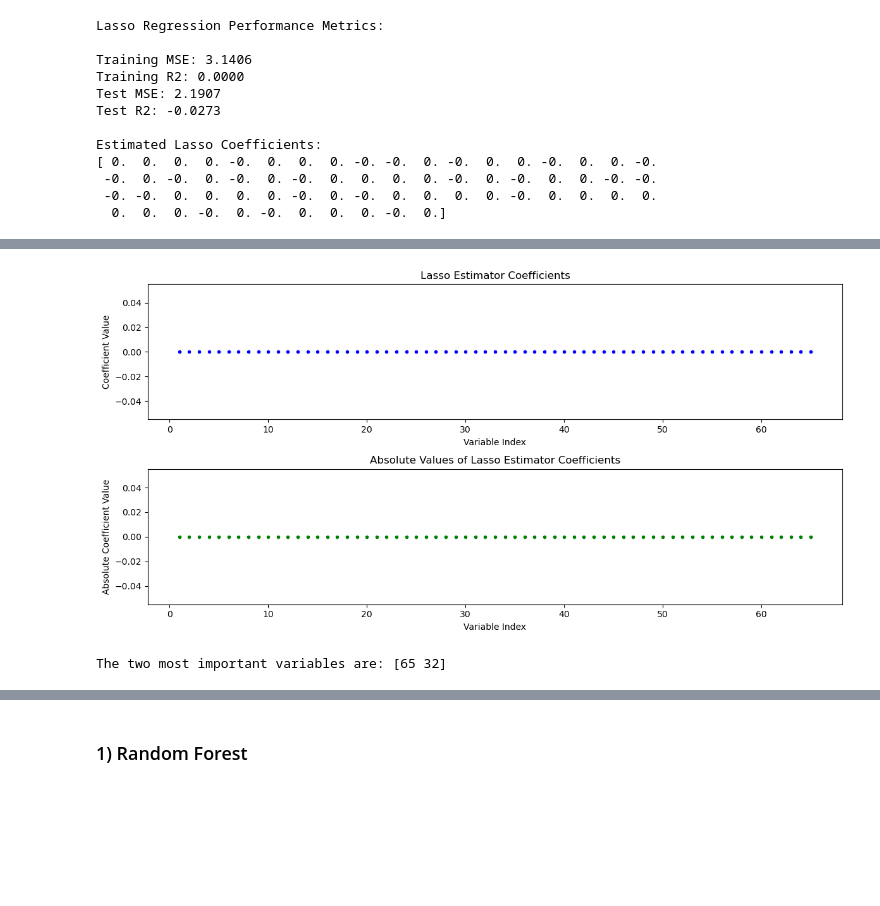
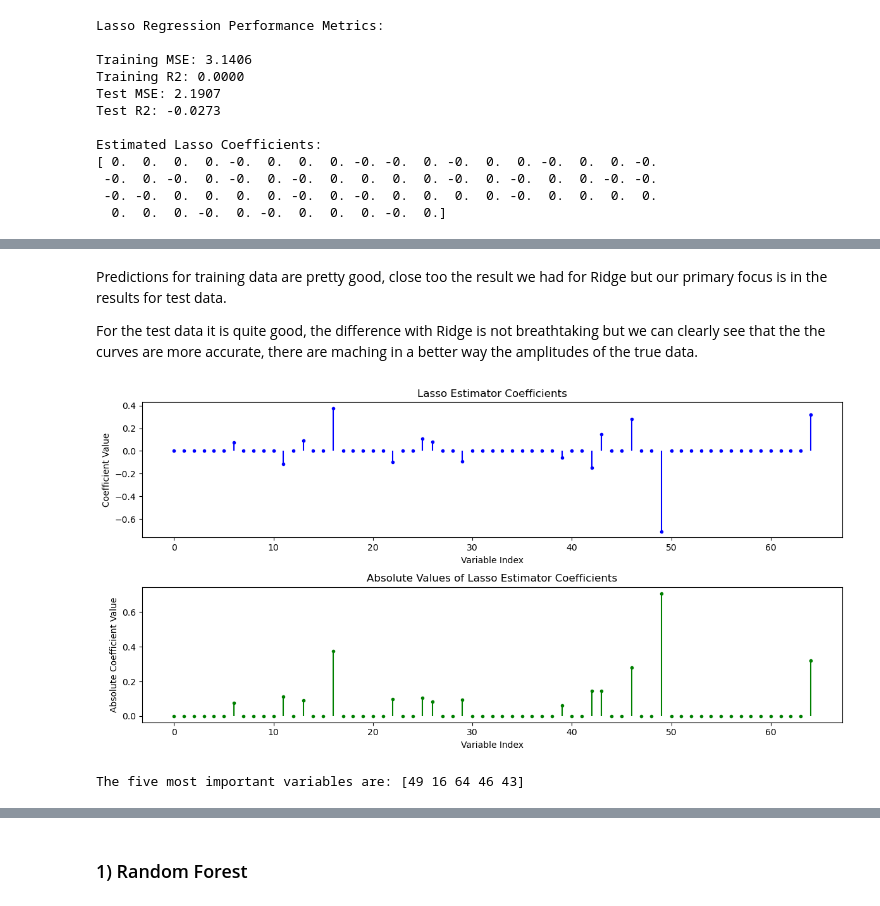
Before and after one commit to Nicolassaint/X-Intro_ML, a Jupyter notebook: code_report2.ipynb, the cells around one changed output, grey strips where cells are left out. Cells and saved outputs as stored; diff of their text form; code cells hidden in the pictures; blank space fills up the shorter version.

```diff
--- a/code_report2.ipynb
+++ b/code_report2.ipynb
@@ -150,7 +203,7 @@ Test R2: -0.4282
 model = LinearRegression()
 
 # Fit the model to the training data
-model.fit(X_tilde, Y_train)
+model.fit(X_train, Y_train)
 
 # Get the estimated coefficients and intercept from the model
 sklearn_coefs = model.coef_
@@ -275,24 +333,29 @@ best_lambda_index = np.argmin(mse_test_values)
 # Get the λ value corresponding to the minimum test MSE
 best_lambda = lambda_values[best_lambda_index]
 # %%
-
 # Plot the evolution of MSE on training and testing data as a function of λ
 plt.figure(figsize=(12, 6))
+
+# First subplot for MSE
 plt.subplot(1, 2, 1)
-plt.semilogx(lambda_values, mse_train_values, label='Training MSE', marker='o')
-plt.semilogx(lambda_values, mse_test_values, label='Testing MSE', marker='o')
+plt.semilogx(lambda_values, mse_train_values, label='Training MSE')
+plt.semilogx(lambda_values, mse_test_values, label='Testing MSE')
+plt.scatter(best_lambda, mse_test_values[best_lambda_index], color='green', label=f'Min Test MSE (λ={best_lambda:.4f})')
 plt.xlabel('λ (Regularization Parameter)')
 plt.ylabel('MSE')
 plt.title('MSE vs. λ for Ridge Regression')
 plt.legend()
+plt.grid(True)
 
-# Plot the evolution of linear parameters as a function of λ
+# Second subplot for linear parameters
 plt.subplot(1, 2, 2)
 for i in range(coefficients.shape[1]):
     plt.semilogx(lambda_values, coefficients[:, i])
+    plt.axvline(best_lambda, color='green', linestyle='--', label=f'λ={best_lambda:.4f}')
 plt.xlabel('λ (Regularization Parameter)')
 plt.ylabel('Coefficient Value')
 plt.title('Linear Parameters vs. λ for Ridge Regression')
+plt.legend()
 
 plt.tight_layout()
 plt.show()
@@ -454,6 +552,9 @@ lst_reg = np.logspace(-3, 5, 100)
 # Initialize empty lists to store MSE values for training and testing
 mse_train_values = []
 mse_test_values = []
+
+# Initialize empty lists to store Lasso coefficients
+lasso_coefficients = []
 
 # Iterate over each regularization parameter
 for i, reg in enumerate(lst_reg):
@@ -476,13 +577,10 @@ for i, reg in enumerate(lst_reg):
     mse_train_values.append(mse_train)
     mse_test_values.append(mse_test)
 
-# Plot the evolution of MSE on training and testing data as a function of λ
-plt.figure(figsize=(10, 6))
-plt.semilogx(lst_reg, mse_train_values, label='Training MSE', color='blue')
-plt.semilogx(lst_reg, mse_test_values, label='Testing MSE', color='red')
-plt.xlabel('Regularization Parameter (λ)')
-plt.ylabel('Mean Squared Error (MSE)')
-plt.title('Evolution of MSE vs. Regularization Parameter (λ) for Lasso')
-plt.legend()
-plt.grid(True)
-plt.show()
+    # Append Lasso coefficients
+    lasso_coefficients.append(lasso_model.coef_)
+
+# Find the index of the minimum MSE value
+min_mse_index = np.argmin(mse_test_values)
+min_mse_lambda = lst_reg[min_mse_index]
+min_mse_value = mse_test_values[min_mse_index]
@@ -525,36 +667,40 @@ plt.show()
+# %% [markdown]
+Predictions for training data are pretty good, close too the result we had for Ridge but our primary focus is in the results for test data.
+
+For the test data it is quite good, the difference with Ridge is not breathtaking but we can clearly see that the the curves are more accurate, there are maching in a better way the amplitudes of the true data.
 # %%
 # Get the coefficients and their absolute values from the Lasso model
-lasso_coefs = lasso_model.coef_
+lasso_coefs = best_lasso_model.coef_
 lasso_abs_coefs = np.abs(lasso_coefs)
 
 # Create an array of variable indices for labeling the coefficients
-variable_indices = np.arange(1, len(lasso_coefs) + 1)
+variable_indices = np.arange(0, len(lasso_coefs))
 
 # Sort the coefficients and variable indices based on absolute coefficient values
 sorted_indices = np.argsort(lasso_abs_coefs)[::-1]
 sorted_coefs = lasso_coefs[sorted_indices]
 sorted_variable_indices = variable_indices[sorted_indices]
 
 # Plot the coefficients and their absolute values
 plt.figure(figsize=(12, 6))
 plt.subplot(2, 1, 1)
-plt.stem(variable_indices, sorted_coefs, basefmt=" ", markerfmt="b.", linefmt="b-")
+plt.stem(variable_indices, lasso_coefs, basefmt=" ", markerfmt="b.", linefmt="b-")
 plt.title("Lasso Estimator Coefficients")
 plt.xlabel("Variable Index")
 plt.ylabel("Coefficient Value")
 
 plt.subplot(2, 1, 2)
 plt.stem(variable_indices, lasso_abs_coefs, basefmt=" ", markerfmt="g.", linefmt="g-")
 plt.title("Absolute Values of Lasso Estimator Coefficients")
 plt.xlabel("Variable Index")
 plt.ylabel("Absolute Coefficient Value")
 
 plt.tight_layout()
 plt.show()
 
 # Print the indices of the two most important variables
-most_important_variables = sorted_variable_indices[:2]
-print("The two most important variables are:", most_important_variables)
+most_important_variables = sorted_variable_indices[:5]
+print("The five most important variables are:", most_important_variables)
 # %% [output]
-[figure, old version]
+[figure, new version]
-The two most important variables are: [65 32]
+The five most important variables are: [49 16 64 46 43]
```
Also changed, not shown: parts of 92 cells of this notebook, 2 other files.
